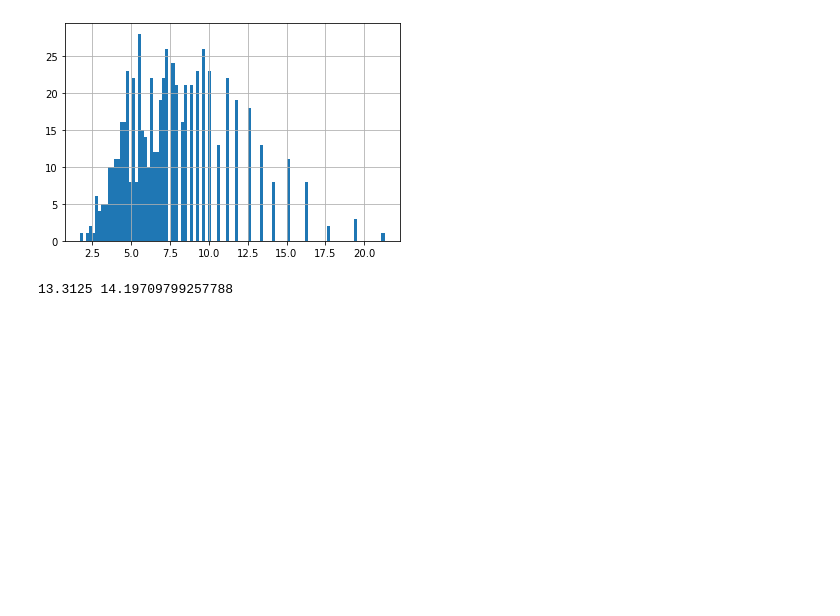
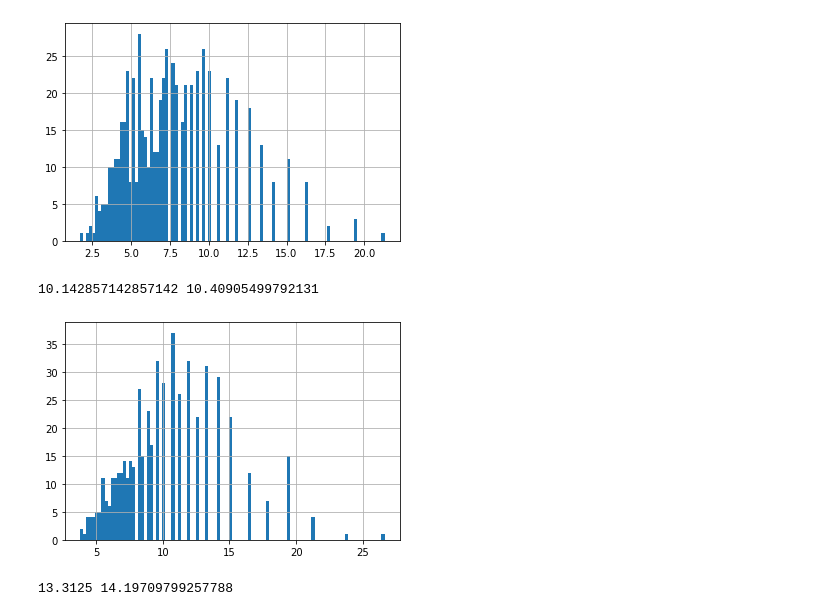
Before and after one commit to KeskilV/rb_udsiiko, a Jupyter notebook: ipynb/UDS_IIKO1.ipynb, the cells around one changed output. Cells and saved outputs as stored; diff of their text form; code cells hidden in the pictures; blank space fills up the shorter version.

```diff
--- a/ipynb/UDS_IIKO1.ipynb
+++ b/ipynb/UDS_IIKO1.ipynb
@@ -770,0 +702,2 @@ dfABC.loc[dfABC['ABCОплата RUB']=='A1','count']\
+# %%
+dfABC['средний_чек213'] = dfABC['Оплата RUB']/dfABC['count']
@@ -780,6 +755,18 @@ dfABC.loc[dfABC['ABCОплата RUB']=='A2','count']\
 # %% [output]
 7.344827586206897 7.776155905933606
 [figure]
+# %%
+#Гистограмма показывает х - раз во сколько дней ходит клиент y - сколько клиентов
+dfABC.loc[dfABC['ABCОплата RUB']=='B','count']\
+    .apply(lambda x: diffdays/x).hist(bins=100)
+print(dfABC.loc[dfABC['ABCОплата RUB']=='B','count']\
+    .apply(lambda x: diffdays/x).median(),
+dfABC.loc[dfABC['ABCОплата RUB']=='B','count']\
+    .apply(lambda x: diffdays/x).mean()
+     )
+# %% [output]
+10.142857142857142 10.40905499792131
+[figure, added]
 # %%
 #Гистограмма показывает х - раз во сколько дней ходит клиент y - сколько клиентов
 dfABC.loc[dfABC['ABCОплата RUB']=='C','count']\
```
Also changed, not shown: parts of 239 cells of this notebook, 4 other files.
